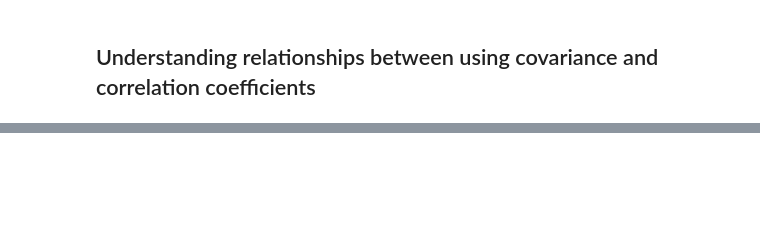
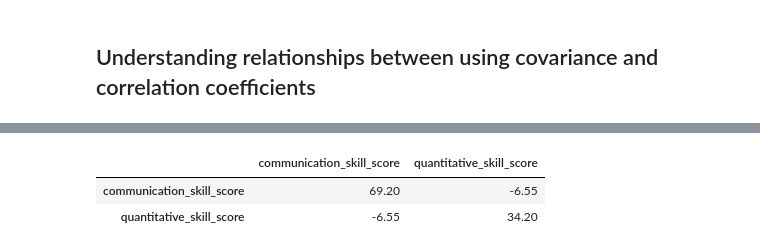
Before and after one commit to masinde70/Stats, a Jupyter notebook: model_selection.ipynb, the cells around one changed output, grey strips where cells are left out. Saved outputs shown, nothing was run; the diff lists cells and outputs as text; code cells hidden in the pictures; blank space fills up the shorter version.

Commit message:
covariance and correlation

```diff
--- a/model_selection.ipynb
+++ b/model_selection.ipynb
@@ -132,0 +133,7 @@ Measuring the relationship between variables will be helpful for data analysts t
+# %%
+# Covariance between columns of dataframe
+data.cov()
+# %% [output]
+|  | communication_skill_score | quantitative_skill_score |
+| communication_skill_score | 69.20 | -6.55 |
+| quantitative_skill_score | -6.55 | 34.20 |
```
Also changed, not shown: parts of 2 cells of this notebook.
